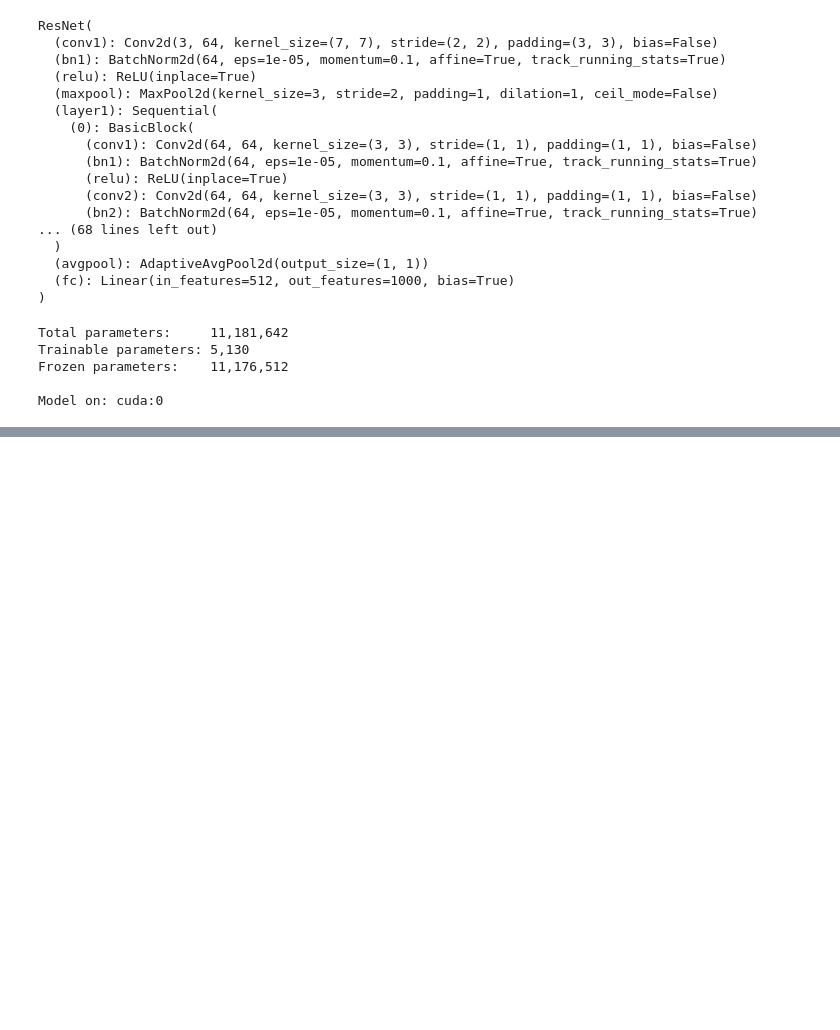
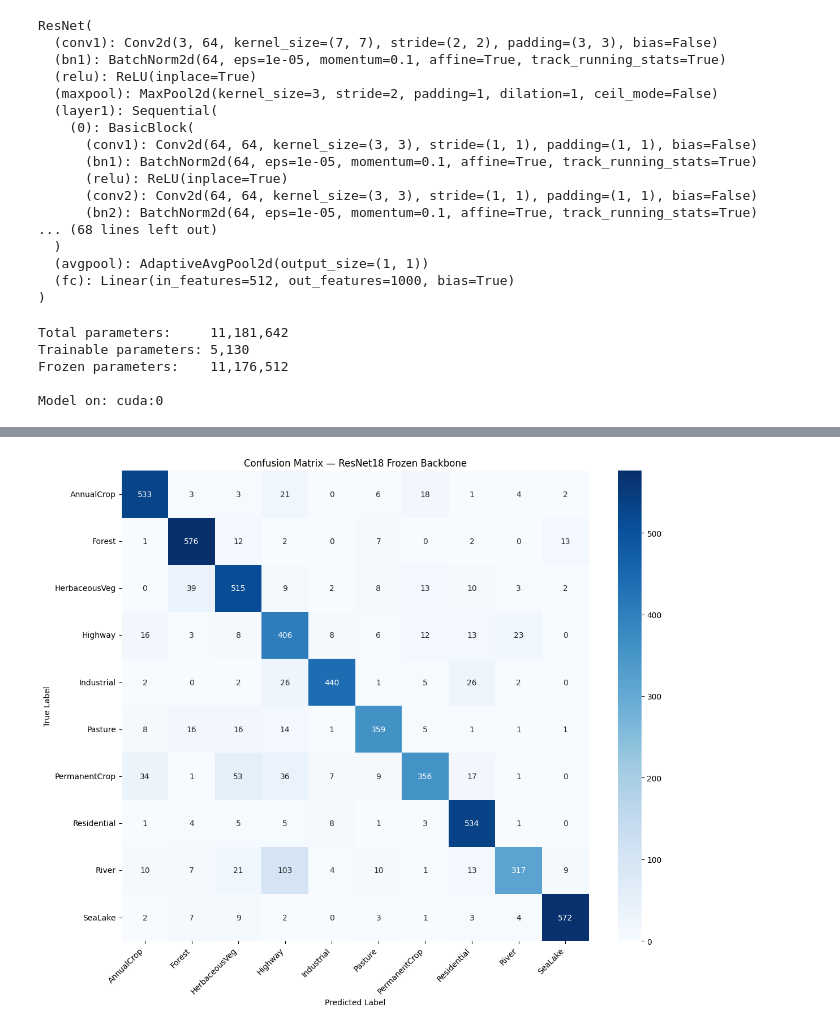
Before and after one commit to harsha29292/Satellite-Land-Cover-Classification, a Jupyter notebook: eurosat.ipynb, the cells around one changed output, grey strips where cells are left out. Drawn from its saved outputs; the diff is of its cells as text; code cells hidden in the pictures; blank space fills up the shorter version.

```diff
--- a/eurosat.ipynb
+++ b/eurosat.ipynb
@@ -352,0 +353,26 @@ plt.show()
+# %%
+from sklearn.metrics import classification_report, confusion_matrix
+import numpy as np
+
+# Collect all predictions
+model.eval()
+all_preds = []
+all_labels = []
+
+with torch.no_grad():
+    for images, labels in tqdm(val_loader, desc="Evaluating"):
+        images = images.to('cuda')
+        outputs = model(images)
+        preds = outputs.argmax(dim=1).cpu()
+        all_preds.extend(preds.numpy())
+        all_labels.extend(labels.numpy())
+
+all_preds  = np.array(all_preds)
+all_labels = np.array(all_labels)
+
+# Classification report
+class_names = ['AnnualCrop', 'Forest', 'HerbaceousVeg', 'Highway',
+               'Industrial', 'Pasture', 'PermanentCrop', 'Residential',
+               'River', 'SeaLake']
+
+print(classification_report(all_labels, all_preds, target_names=class_names))
@@ -352,0 +396,19 @@ plt.show()
+# %%
+import matplotlib.pyplot as plt
+import seaborn as sns
+
+cm = confusion_matrix(all_labels, all_preds)
+
+plt.figure(figsize=(12, 10))
+sns.heatmap(cm, annot=True, fmt='d',
+            xticklabels=class_names,
+            yticklabels=class_names,
+            cmap='Blues')
+plt.title('Confusion Matrix — ResNet18 Frozen Backbone')
+plt.ylabel('True Label')
+plt.xlabel('Predicted Label')
+plt.xticks(rotation=45, ha='right')
+plt.tight_layout()
+plt.show()
+# %% [output]
+[figure, added]
```
Also changed, not shown: parts of 11 cells of this notebook.
